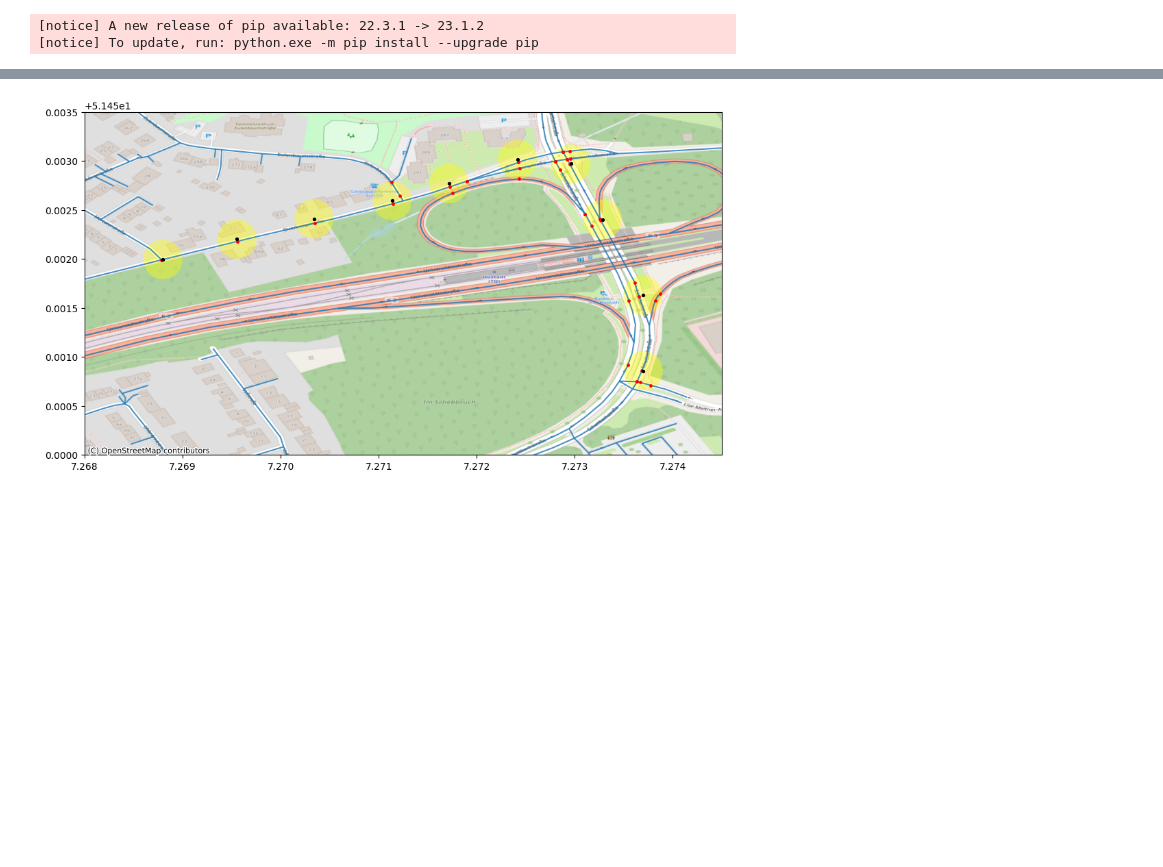
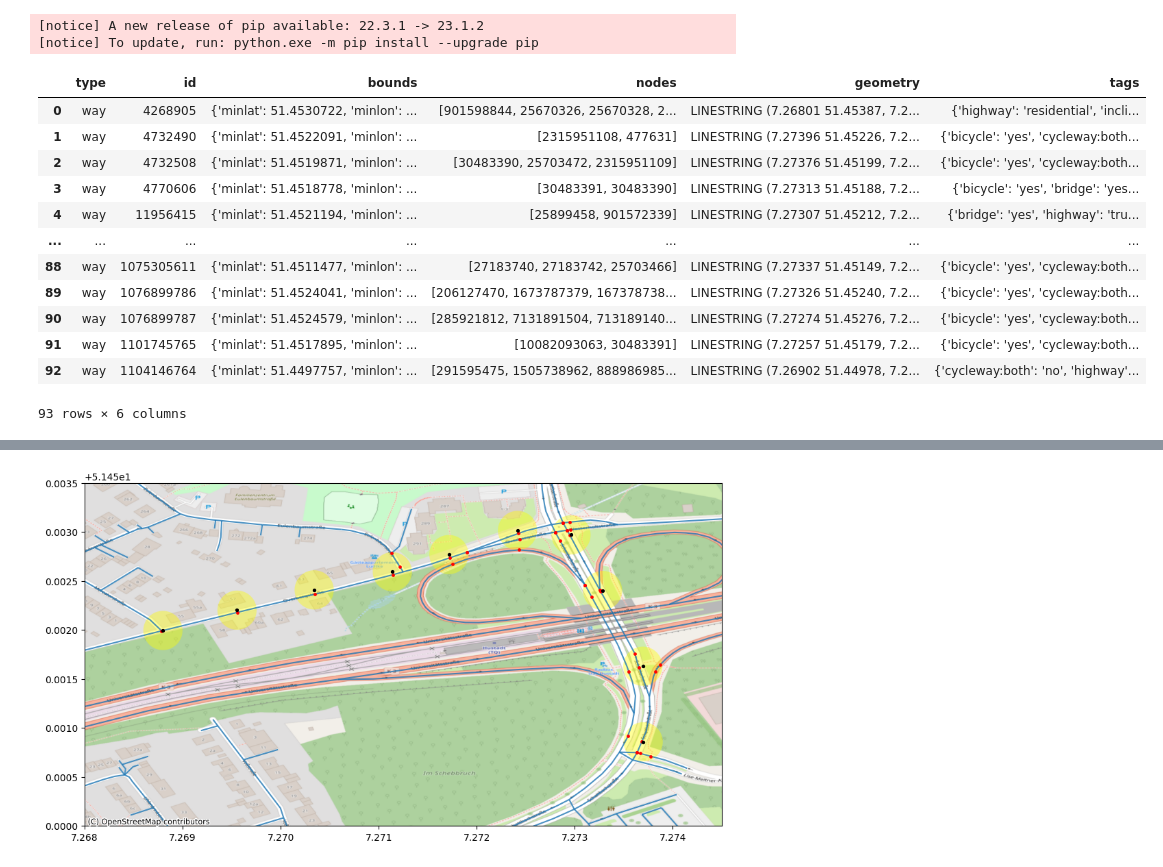
Before and after one commit to bogeo/envirocar-map-matching-notebook, a Jupyter notebook: enviroCar.ipynb, the cells around one changed output, grey strips where cells are left out. Cells and saved outputs as stored; diff of their text form; code cells hidden in the pictures; blank space fills up the shorter version.

```diff
--- a/enviroCar.ipynb
+++ b/enviroCar.ipynb
@@ -86,6 +87,22 @@ for d in mystreets:
     d['geometry'] = shape(data)
 gdfStreets = gp.GeoDataFrame(mystreets).set_geometry('geometry')
 #gdfStreets.head()
+# %%
+gdfStreets
+# %% [output]
+|  | type | id | bounds | nodes | geometry | tags |
+| 0 | way | 4268905 | {'minlat': 51.4530722, 'minlon': ... | [901598844, 25670326, 25670328, 2... | LINESTRING (7.26801 51.45387, 7.2... | {'highway': 'residential', 'incli... |
+| 1 | way | 4732490 | {'minlat': 51.4522091, 'minlon': ... | [2315951108, 477631] | LINESTRING (7.27396 51.45226, 7.2... | {'bicycle': 'yes', 'cycleway:both... |
+| 2 | way | 4732508 | {'minlat': 51.4519871, 'minlon': ... | [30483390, 25703472, 2315951109] | LINESTRING (7.27376 51.45199, 7.2... | {'bicycle': 'yes', 'cycleway:both... |
+| 3 | way | 4770606 | {'minlat': 51.4518778, 'minlon': ... | [30483391, 30483390] | LINESTRING (7.27313 51.45188, 7.2... | {'bicycle': 'yes', 'bridge': 'yes... |
+| 4 | way | 11956415 | {'minlat': 51.4521194, 'minlon': ... | [25899458, 901572339] | LINESTRING (7.27307 51.45212, 7.2... | {'bridge': 'yes', 'highway': 'tru... |
+| ... | ... | ... | ... | ... | ... | ... |
+| 88 | way | 1075305611 | {'minlat': 51.4511477, 'minlon': ... | [27183740, 27183742, 25703466] | LINESTRING (7.27337 51.45149, 7.2... | {'bicycle': 'yes', 'cycleway:both... |
+| 89 | way | 1076899786 | {'minlat': 51.4524041, 'minlon': ... | [206127470, 1673787379, 167378738... | LINESTRING (7.27326 51.45240, 7.2... | {'bicycle': 'yes', 'cycleway:both... |
+| 90 | way | 1076899787 | {'minlat': 51.4524579, 'minlon': ... | [285921812, 7131891504, 713189140... | LINESTRING (7.27274 51.45276, 7.2... | {'bicycle': 'yes', 'cycleway:both... |
+| 91 | way | 1101745765 | {'minlat': 51.4517895, 'minlon': ... | [10082093063, 30483391] | LINESTRING (7.27257 51.45179, 7.2... | {'bicycle': 'yes', 'cycleway:both... |
+| 92 | way | 1104146764 | {'minlat': 51.4497757, 'minlon': ... | [291595475, 1505738962, 888986985... | LINESTRING (7.26902 51.44978, 7.2... | {'cycleway:both': 'no', 'highway'... |
+93 rows × 6 columns
 # %%
 myCarTrack = gp.read_file(track)
 tmp_list = []
```
Also changed, not shown: parts of 15 cells of this notebook.
